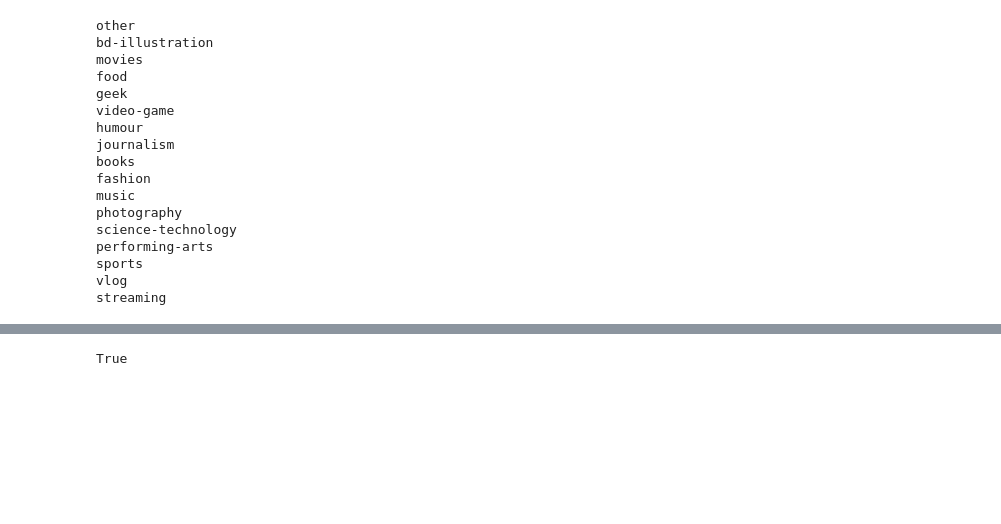
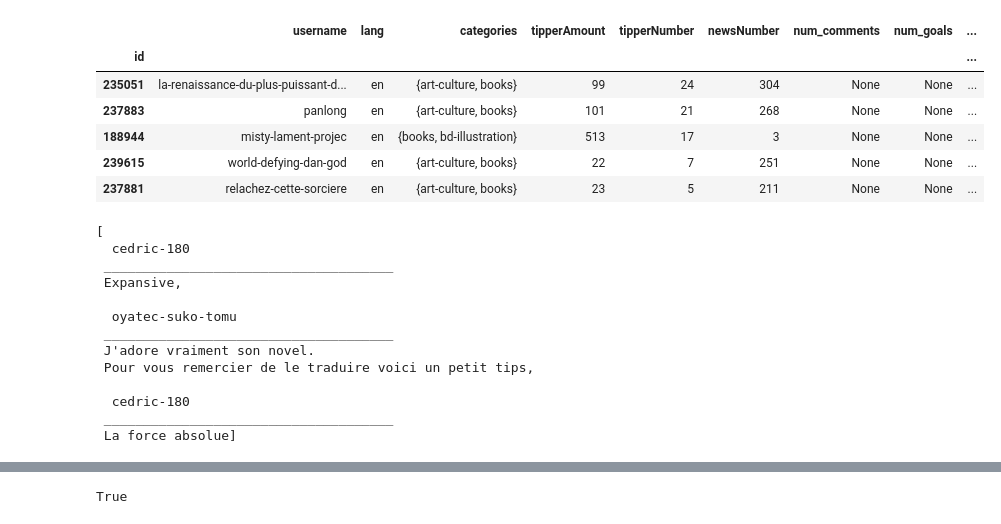
Before and after one commit to alberts96/pytipeee, a Jupyter notebook: notebooks/pytipee.ipynb, the cells around one changed output, grey strips where cells are left out. Drawn from its saved outputs; the diff is of its cells as text; code cells hidden in the pictures; blank space fills up the shorter version.

Commit message:
"more classes, comments and news"

```diff
--- a/notebooks/pytipee.ipynb
+++ b/notebooks/pytipee.ipynb
@@ -0,0 +48,16 @@
+# %%
+class Comment:
+
+    def __init__(self,comment):
+        self.id = comment['id']
+        self.time = comment['created_at']
+        self.author = comment['author']['username']
+        self.author_id = comment['author']['id']
+        def __cleanComment(text):
+            import re
+            return re.sub('\n',' ',text)
+        self.text = comment['body']
+
+    def __repr__(self):
+
+        return '\n ' + '\033[1m' + self.author+ '\033[0m' + '\n_____________________________________\n' + self.text + '\n'
@@ -140,23 +265,3 @@ class Creators:
         df.set_index('id',inplace=True)
 
         return df
-# %%
-show_categories()
-# %% [output]
-other
-bd-illustration
-movies
-food
-geek
-video-game
-humour
-journalism
-books
-fashion
-music
-photography
-science-technology
-performing-arts
-sports
-vlog
-streaming
@@ -165,0 +268,31 @@ creators_list = creators.scrape(200,'books')
+# %%
+"""======TEST======"""
+creators = Creators()
+creators_list = creators.scrape(40,'books')
+creators.get_creators()
+df = creators.to_dataframe()
+df.head()
+# %% [output]
+|  | username | lang | categories | tipperAmount | tipperNumber | newsNumber | num_comments | num_goals | ... |
+| id |  |  |  |  |  |  |  |  | ... |
+| 235051 | la-renaissance-du-plus-puissant-d... | en | {art-culture, books} | 99 | 24 | 304 | None | None | ... |
+| 237883 | panlong | en | {art-culture, books} | 101 | 21 | 268 | None | None | ... |
+| 188944 | misty-lament-projec | en | {books, bd-illustration} | 513 | 17 | 3 | None | None | ... |
+| 239615 | world-defying-dan-god | en | {art-culture, books} | 22 | 7 | 251 | None | None | ... |
+| 237881 | relachez-cette-sorciere | en | {art-culture, books} | 23 | 5 | 211 | None | None | ... |
+# %%
+creators.creators[3].get_comments()
+# %% [output]
+[
+  cedric-180
+ _____________________________________
+ Expansive,
+
+  oyatec-suko-tomu
+ _____________________________________
+ J'adore vraiment son novel.
+ Pour vous remercier de le traduire voici un petit tips,
+
+  cedric-180
+ _____________________________________
+ La force absolue]
```
Also changed, not shown: parts of 24 cells of this notebook, 12 other files.
